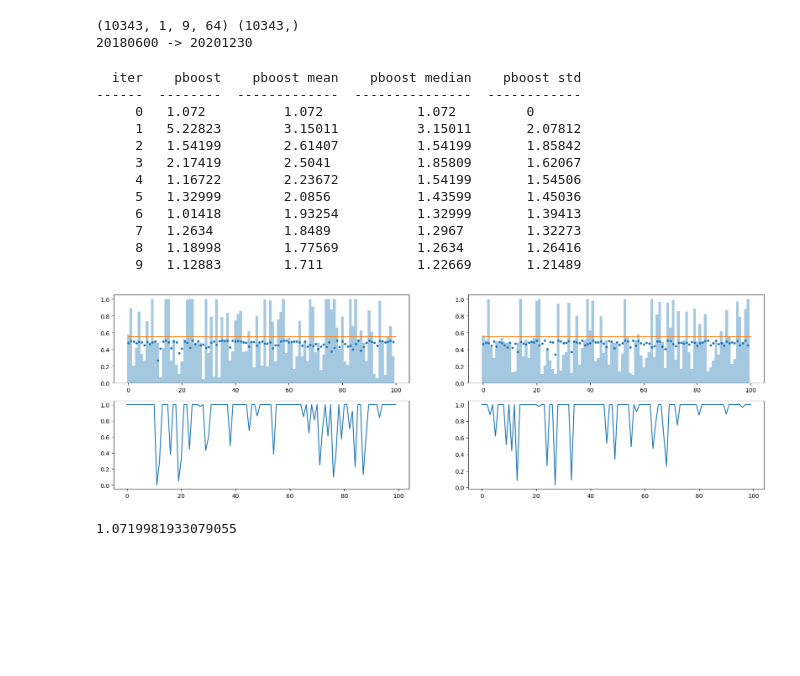
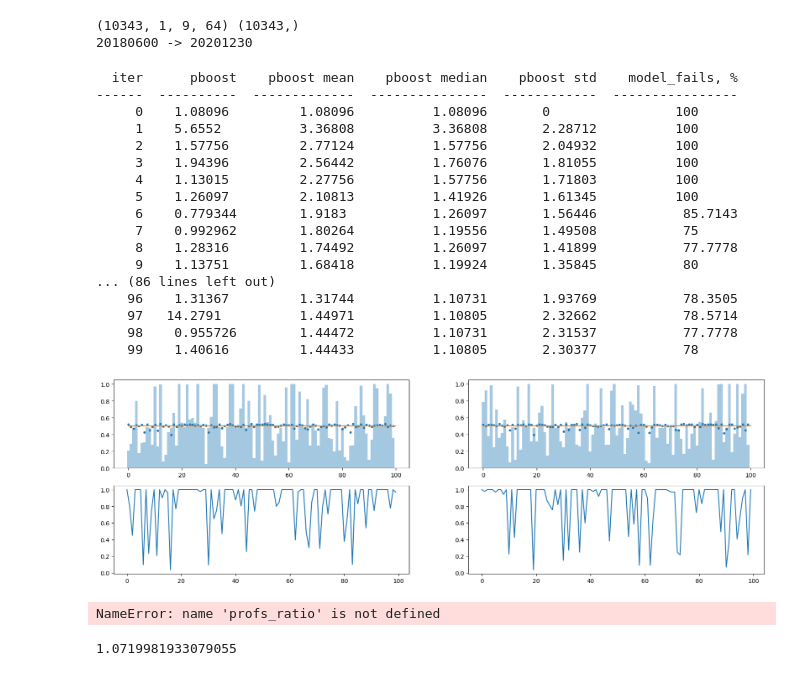
Before and after one commit to binrey/MLTR, a Jupyter notebook: train.ipynb, the cells around one changed output. Cells and saved outputs as stored; diff of their text form; code cells hidden in the pictures; blank space fills up the shorter version.

```diff
--- a/train.ipynb
+++ b/train.ipynb
@@ -90,7 +90,7 @@ from sklearn.metrics import f1_score
 import torch
 device = "mps"
 
-nitrers = 10
+nitrers = 100
 test_split_size = 0.2
 calc_test = False
 id2tf = {v:k for k, v in tfdict.items()}
@@ -102,7 +102,7 @@ for i in range(nitrers):
         X_train, X_test, y_train, y_test, profs_train, profs_test, tf_test = get_data(X, y, test_split_size)
     X_train = torch.tensor(X_train).float().to(device)
     X_test = torch.tensor(X_test).float().to(device)
-    # model = train(X_train, y_train, X_test, y_test, batch_size=512, device=device, calc_test=calc_test)
+    model = train(X_train, y_train, X_test, y_test, batch_size=512, device=device, calc_test=calc_test)
     model.eval()
     p_test = model(X_test).detach().cpu().numpy().squeeze()[:, 0]
     p_train = model(X_train).detach().cpu().numpy().squeeze()[:, 0]
@@ -136,57 +136,68 @@ for i in range(nitrers):
             gprofits[j, i] = profs_test[ids].sum()
             # print(f"{i:03} profit {id2tf[j]:3}:{gprofits[j, i]:+7.1f} -> {pprofits[j, i]:+7.1f} {'OK' if pprofits[j, i] > gprofits[j, i] else '--'}")
 
-        prof_boost_mean = np.nanmean(pprofits[:, :i+1]/gprofits[:, :i+1])
-        prof_boost_median = np.nanmedian((pprofits[:, :i+1]/gprofits[:, :i+1]))
-        prof_boost_std = np.nanstd(pprofits[:, :i+1]/gprofits[:, :i+1])
+        profs_ratio = pprofits[:, :i+1]/gprofits[:, :i+1]
+        model_fails = np.nansum(profs_ratio > 1)/(i+1)
+        prof_boost_mean = np.nanmean(profs_ratio)
+        prof_boost_median = np.nanmedian(profs_ratio)
+        prof_boost_std = np.nanstd(profs_ratio)
         clear_output(wait=True)
-        table.append([i, np.nanmean(pprofits[:, i]/gprofits[:, i]), prof_boost_mean, prof_boost_median, prof_boost_std])
-        print(tabulate(table, headers=["iter", "pboost", "pboost mean", "pboost median", "pboost std"]))
+        table.append([i, np.nanmean(pprofits[:, i]/gprofits[:, i]), prof_boost_mean, prof_boost_median, prof_boost_std, model_fails*100])
+        print(tabulate(table, headers=["iter", "pboost", "pboost mean", "pboost median", "pboost std", "model_fails, %"]))
 
         # print(f"profit boost mean: {prof_boost_mean}")
         # print(f"profit boost median: {prof_boost_median}")
         # print(f"profit boost std: {prof_boost_std}")
         # metrics_mean, metrics_std = metrics.mean(1, where=metrics!=0), metrics.std(1, where=metrics!=0)
         # print(f"metrics train/val means: {metrics_mean}, std: {metrics_std}")
         # print(f"overfitting mean: {metrics_mean[0]/metrics_mean[1]}, std: {metrics_std[0]/metrics_std[1]}\n")
 
     else:
         print()
 plt.figure(figsize=(20, 6))
 plt.subplot(2, 2, 1)
 plt.plot(p_train[:100], ".")
 plt.bar(np.arange(100), y_train[:100, 0], width=[1]*100, alpha=0.4)
 plt.plot([0, 100], [threshold, threshold])
 if len(p_test):
     plt.subplot(2, 2, 2)
     plt.plot(p_test[:100], ".")
     plt.bar(np.arange(100), y_test[:100, 0], width=[1]*100, alpha=0.4)
     # plt.bar(np.arange(100), profs_test[:100], width=[1]*100, alpha=0.2)
     plt.plot([0, 100], [threshold, threshold])
     plt.subplot(2, 2, 3)
     plt.plot(w_profs_train[:100])
     plt.subplot(2, 2, 4)
     plt.plot(w_profs_test[:100])
     # plt.plot(profs_test[:100]*w_profs_test[:100])
     # plt.plot(profs_test[:100], linewidth=3, alpha=0.5)
 
 
 model.set_threshold(threshold)
 torch.save(model.state_dict(), "model.pth")
 # %% [output]
-  iter    pboost    pboost mean    pboost median    pboost std
-------  --------  -------------  ---------------  ------------
-     0   1.072          1.072            1.072         0
-     1   5.22823        3.15011          3.15011       2.07812
-     2   1.54199        2.61407          1.54199       1.85842
-     3   2.17419        2.5041           1.85809       1.62067
-     4   1.16722        2.23672          1.54199       1.54506
-     5   1.32999        2.0856           1.43599       1.45036
-     6   1.01418        1.93254          1.32999       1.39413
-     7   1.2634         1.8489           1.2967        1.32273
-     8   1.18998        1.77569          1.2634        1.26416
-     9   1.12883        1.711            1.22669       1.21489
+  iter      pboost    pboost mean    pboost median    pboost std    model_fails, %
+------  ----------  -------------  ---------------  ------------  ----------------
+     0    1.08096         1.08096          1.08096       0                100
+     1    5.6552          3.36808          3.36808       2.28712          100
+     2    1.57756         2.77124          1.57756       2.04932          100
+     3    1.94396         2.56442          1.76076       1.81055          100
+     4    1.13015         2.27756          1.57756       1.71803          100
+     5    1.26097         2.10813          1.41926       1.61345          100
+     6    0.779344        1.9183           1.26097       1.56446           85.7143
+     7    0.992962        1.80264          1.19556       1.49508           75
+     8    1.28316         1.74492          1.26097       1.41899           77.7778
+     9    1.13751         1.68418          1.19924       1.35845           80
+... (86 lines left out)
+    96    1.31367         1.31744          1.10731       1.93769           78.3505
+    97   14.2791          1.44971          1.10805       2.32662           78.5714
+    98    0.955726        1.44472          1.10731       2.31537           77.7778
+    99    1.40616         1.44433          1.10805       2.30377           78
-[figure, old version]
+[figure, new version]
+# %%
+profs_ratio
+# %% [output]
+NameError: name 'profs_ratio' is not defined
 # %%
 import torch
 from ml import Net
```
Also changed, not shown: parts of 1 cell of this notebook.
